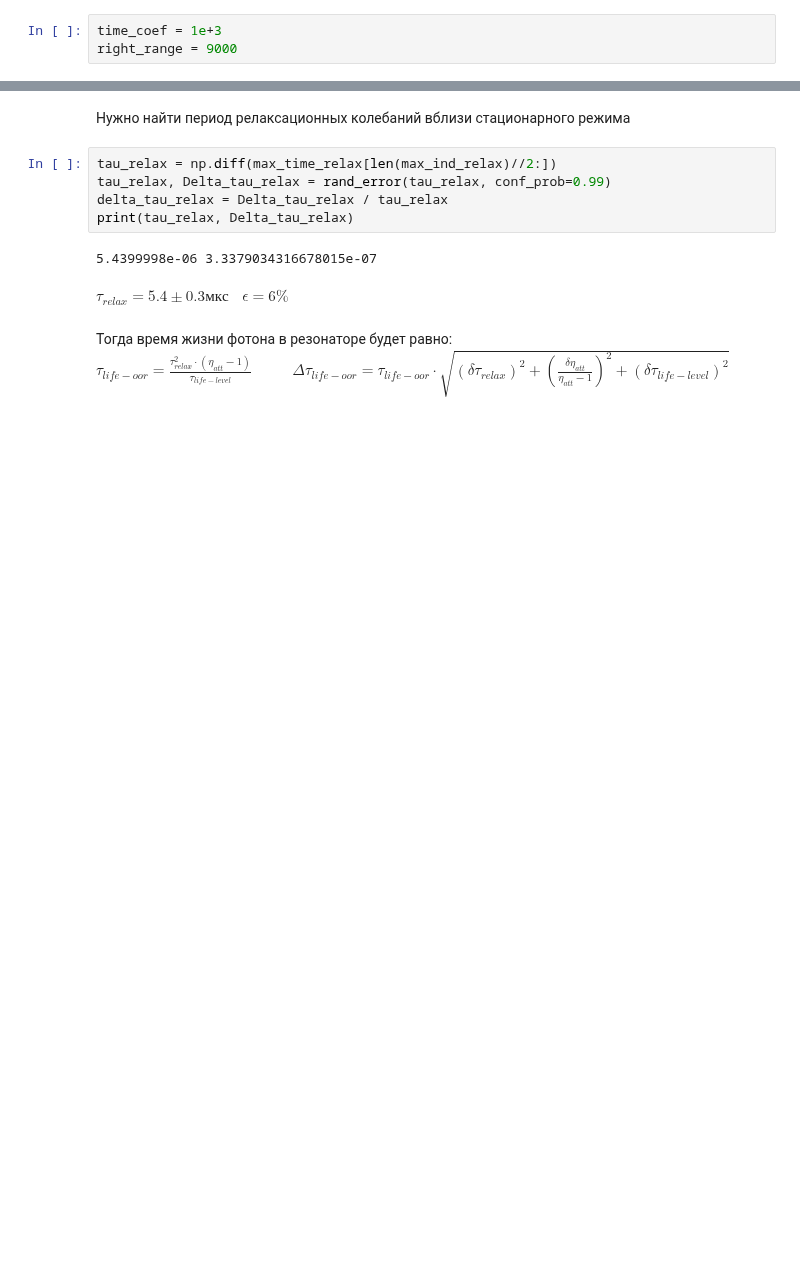
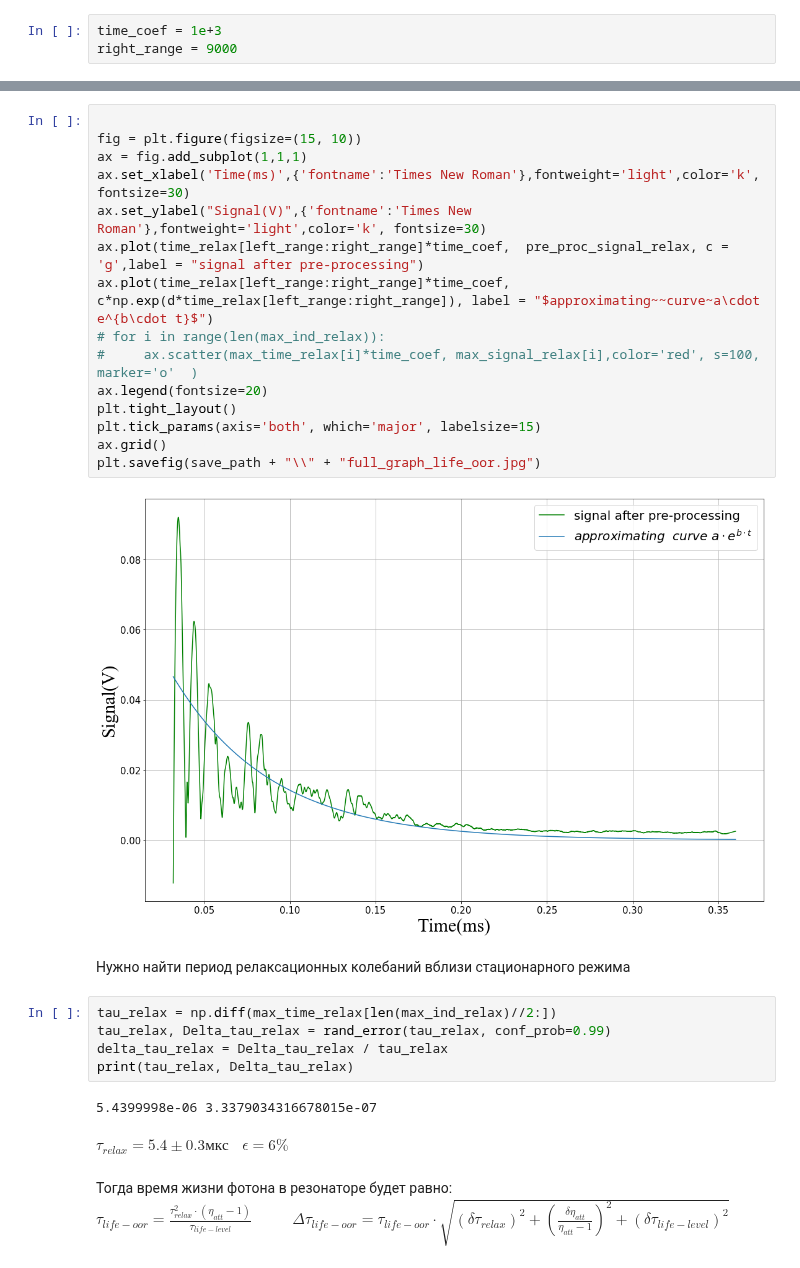
Before and after one commit to starosta39/laboratory_work, a Jupyter notebook: neodymium_laser/Neodymium_laser.ipynb, the cells around one changed output, grey strips where cells are left out. Saved outputs shown, nothing was run; the diff lists cells and outputs as text; blank space fills up the shorter version.

```diff
--- a/neodymium_laser/Neodymium_laser.ipynb
+++ b/neodymium_laser/Neodymium_laser.ipynb
@@ -171,3 +222,20 @@ plt.savefig(save_path + "\\" + "full_graph_life_oor.jpg")
+# %%
+
+fig = plt.figure(figsize=(15, 10))
+ax = fig.add_subplot(1,1,1)
+ax.set_xlabel('Time(ms)',{'fontname':'Times New Roman'},fontweight='light',color='k', fontsize=30)
+ax.set_ylabel("Signal(V)",{'fontname':'Times New Roman'},fontweight='light',color='k', fontsize=30)
+ax.plot(time_relax[left_range:right_range]*time_coef,  pre_proc_signal_relax, c = 'g',label = "signal after pre-processing")
+ax.plot(time_relax[left_range:right_range]*time_coef, c*np.exp(d*time_relax[left_range:right_range]), label = "$approximating~~curve~a\cdot e^{b\cdot t}$")
+# for i in range(len(max_ind_relax)):
+#     ax.scatter(max_time_relax[i]*time_coef, max_signal_relax[i],color='red', s=100, marker='o'  )
+ax.legend(fontsize=20)
+plt.tight_layout()
+plt.tick_params(axis='both', which='major', labelsize=15)
+ax.grid()
+plt.savefig(save_path + "\\" + "full_graph_life_oor.jpg")
+# %% [output]
+[figure, added]
 # %% [markdown]
 Нужно найти период релаксационных колебаний вблизи стационарного режима
 # %%
```
Also changed, not shown: parts of 17 cells of this notebook, 8 other files.
